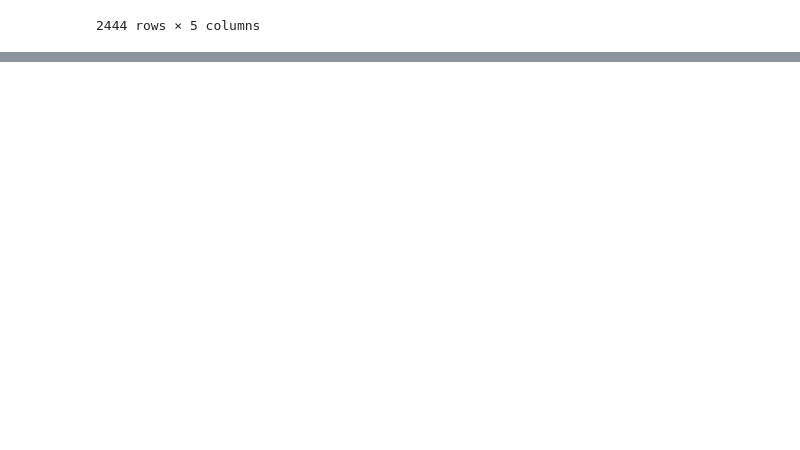
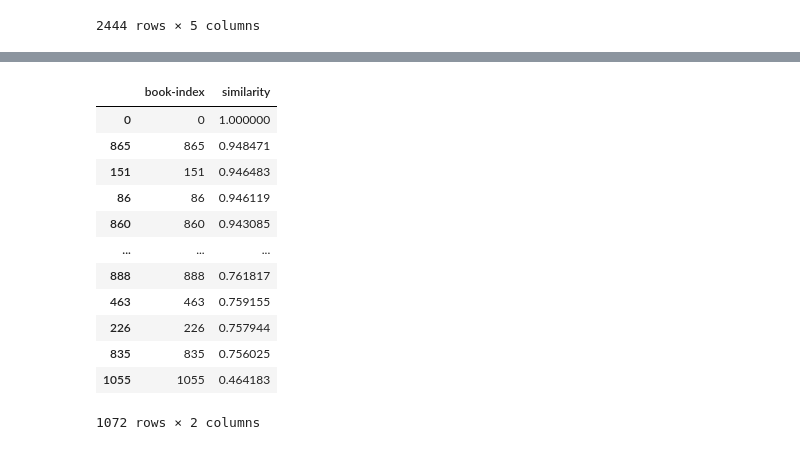
Before and after one commit to RohanHBTU/recommender_system, a Jupyter notebook: recommender_notebook.ipynb, the cells around one changed output, grey strips where cells are left out. Cells and saved outputs as stored; diff of their text form; code cells hidden in the pictures; blank space fills up the shorter version.

```diff
--- a/recommender_notebook.ipynb
+++ b/recommender_notebook.ipynb
@@ -248,0 +378,5 @@ popular_df
+# %%
+from sklearn.metrics.pairwise import cosine_similarity
+similarity_scores=cosine_similarity(pt)
+similarity_scores.shape
+#similarity_Scores contains the euclidean distance of every book to all 1072 books
@@ -248,0 +434,17 @@ popular_df
+# %%
+#this is what we need as we will just recommend the top 5 books out of this
+pd.DataFrame(list(enumerate(similarity_scores[0])),columns=['book-index','similarity']).sort_values('similarity',ascending=False)
+# %% [output]
+|  | book-index | similarity |
+| 0 | 0 | 1.000000 |
+| 865 | 865 | 0.948471 |
+| 151 | 151 | 0.946483 |
+| 86 | 86 | 0.946119 |
+| 860 | 860 | 0.943085 |
+| ... | ... | ... |
+| 888 | 888 | 0.761817 |
+| 463 | 463 | 0.759155 |
+| 226 | 226 | 0.757944 |
+| 835 | 835 | 0.756025 |
+| 1055 | 1055 | 0.464183 |
+1072 rows × 2 columns
```
Also changed, not shown: parts of 23 cells of this notebook.
